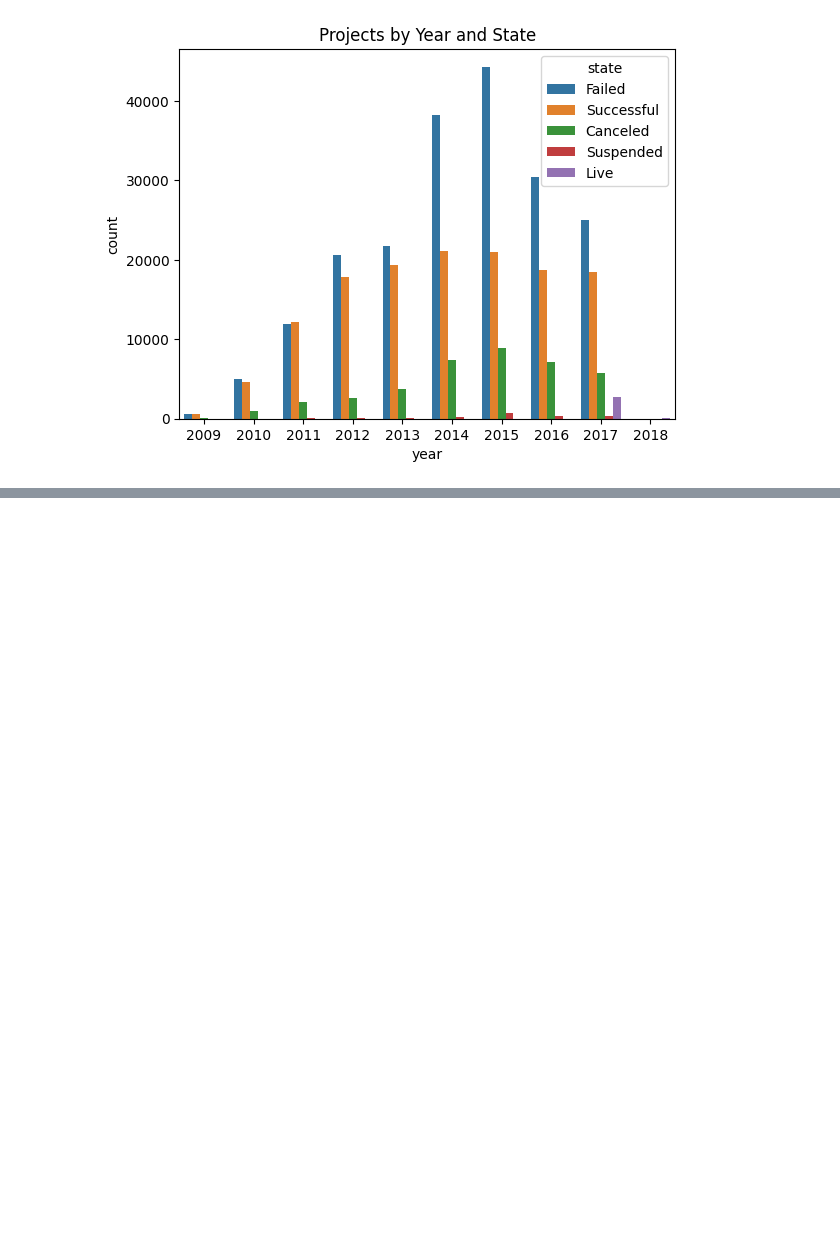
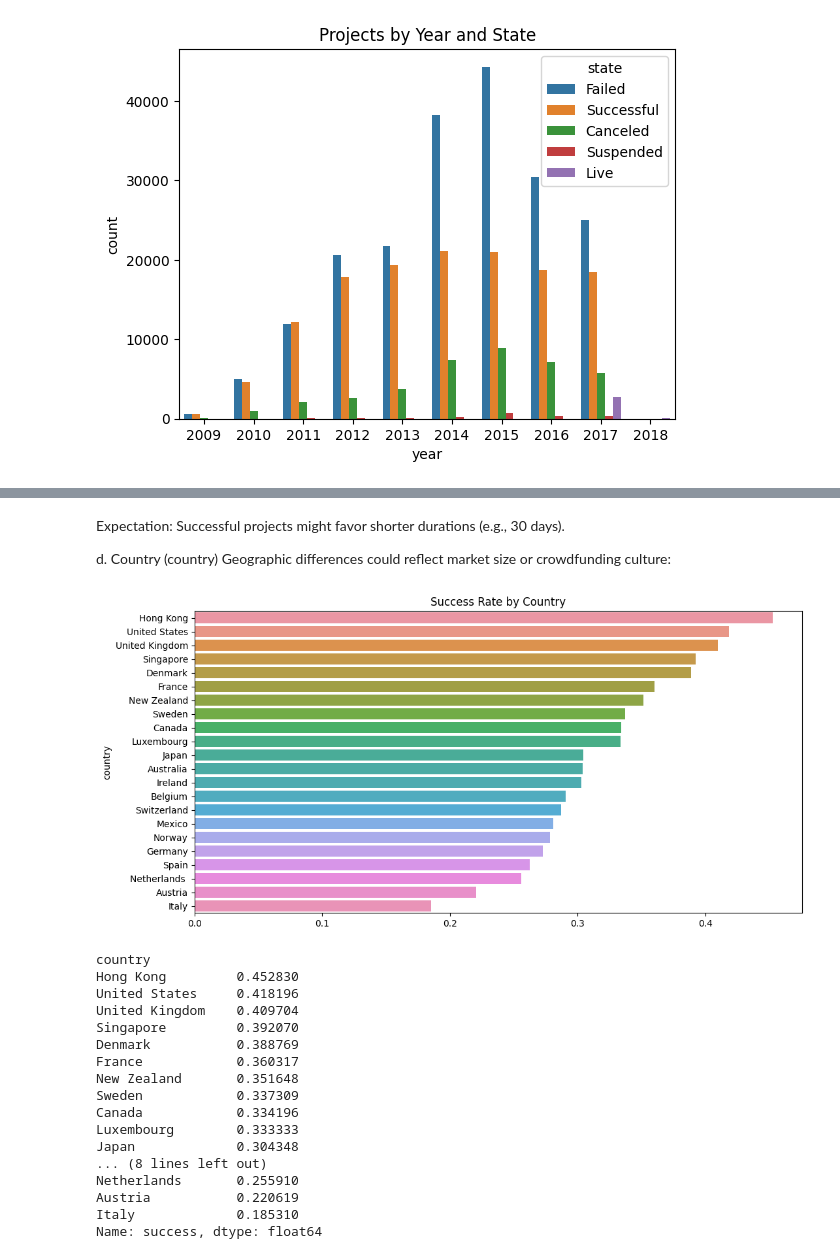
Before and after one commit to spiced-academy/punch_finisher, a Jupyter notebook: notebooks/EDA_Oleksii.ipynb, the cells around one changed output, grey strips where cells are left out. Drawn from its saved outputs; the diff is of its cells as text; code cells hidden in the pictures; blank space fills up the shorter version.

```diff
--- a/notebooks/EDA_Oleksii.ipynb
+++ b/notebooks/EDA_Oleksii.ipynb
@@ -79,0 +217,32 @@ plt.show()
+# %% [markdown]
+Expectation: Successful projects might favor shorter durations (e.g., 30 days).
+
+d. Country (country)
+Geographic differences could reflect market size or crowdfunding culture:
+# %%
+plt.figure(figsize=(12, 6))
+success_rate_country = df.groupby('country')['success'].mean().sort_values(ascending=False)
+sns.barplot(y=success_rate_country.index, x=success_rate_country.values, orient='h')
+plt.title('Success Rate by Country')
+plt.show()
+
+print(success_rate_country)
+# %% [output]
+[figure, added]
+country
+Hong Kong         0.452830
+United States     0.418196
+United Kingdom    0.409704
+Singapore         0.392070
+Denmark           0.388769
+France            0.360317
+New Zealand       0.351648
+Sweden            0.337309
+Canada            0.334196
+Luxembourg        0.333333
+Japan             0.304348
+... (8 lines left out)
+Netherlands       0.255910
+Austria           0.220619
+Italy             0.185310
+Name: success, dtype: float64
```
Also changed, not shown: parts of 22 cells of this notebook.
